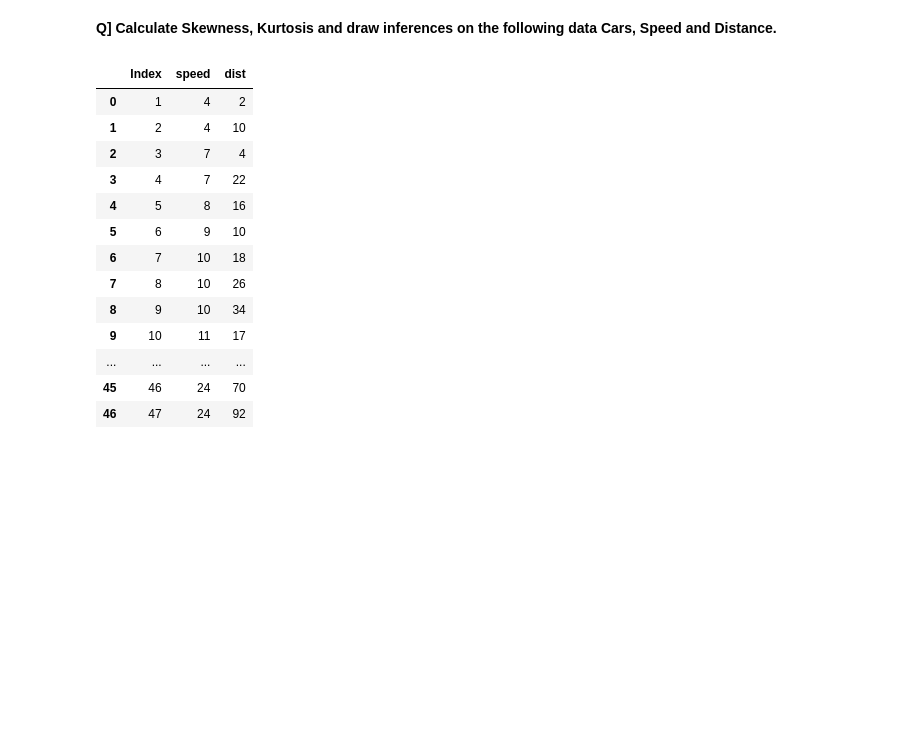
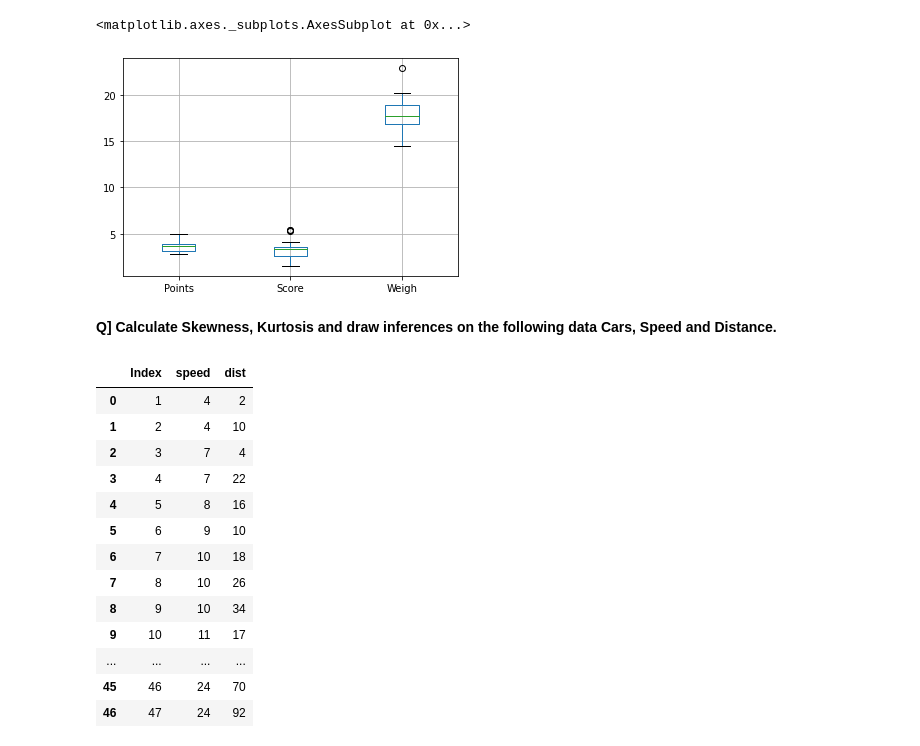
Before and after one commit to rahulsait/ExcelR-codes, a Jupyter notebook: BASIC_STATISTICS_LEVEL_1.ipynb, the cells around one changed output. Drawn from its saved outputs; the diff is of its cells as text; code cells hidden in the pictures; blank space fills up the shorter version.

```diff
--- a/BASIC_STATISTICS_LEVEL_1.ipynb
+++ b/BASIC_STATISTICS_LEVEL_1.ipynb
@@ -8,0 +11,2 @@ import seaborn as sns
+# %%
+dataset = pd.read_csv("/content/Q7 (3).csv")
@@ -9,3 +45,8 @@ import seaborn as sns
+# %%
+dataset.boxplot()
+# %% [output]
+<matplotlib.axes._subplots.AxesSubplot at 0x...>
+[figure, added]
 # %% [markdown]
 **Q] Calculate Skewness, Kurtosis and draw inferences on the following data**
 **Cars, Speed and Distance.**
```
Also changed, not shown: parts of 3 cells of this notebook.
